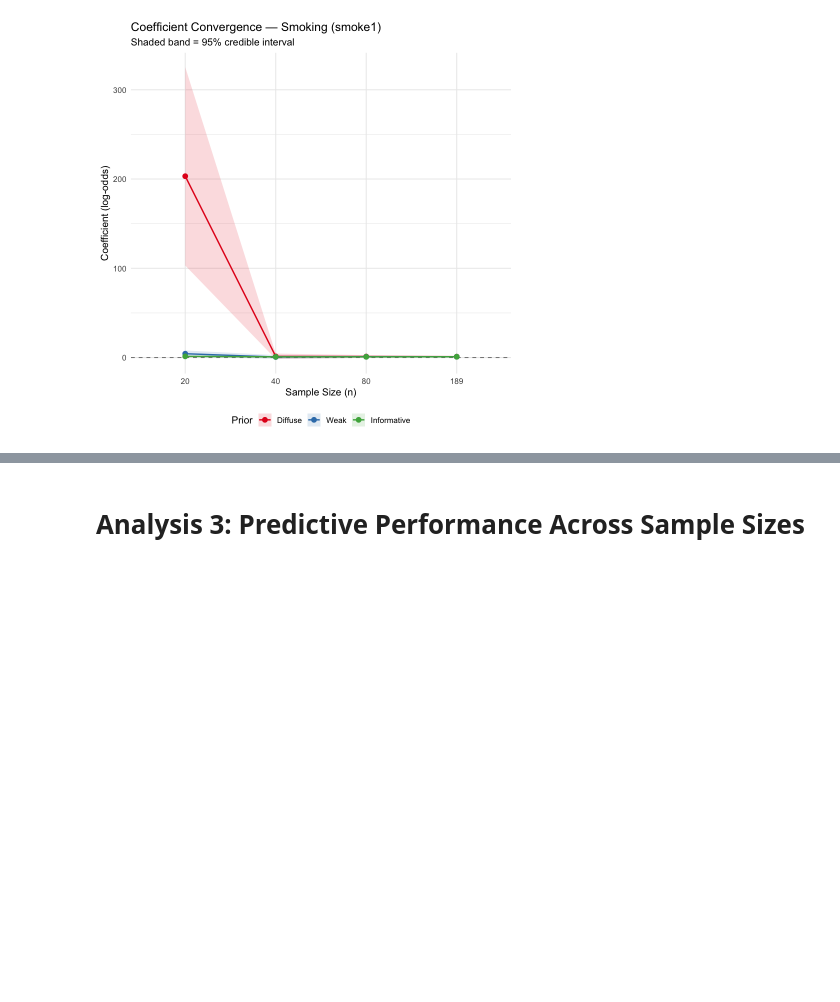
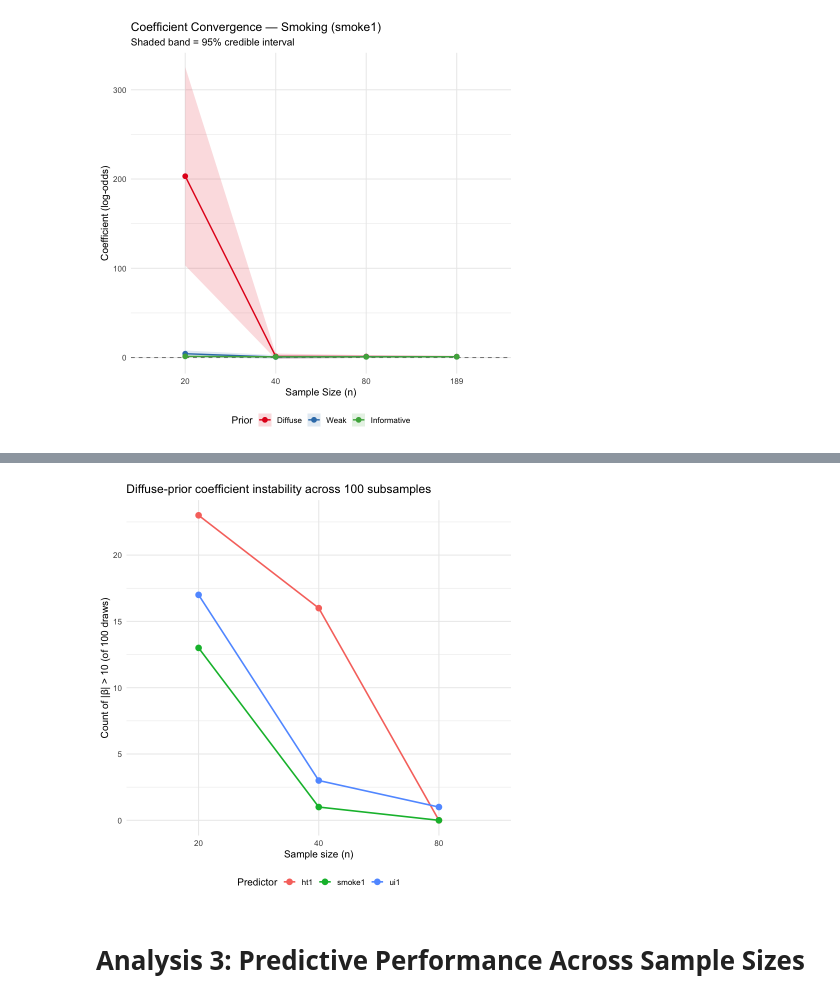
Before and after one commit to ShengPeiWilliam/bayesian-prior-sensitivity, a Jupyter notebook: code/birthwt_analysis.ipynb, the cells around one changed output, grey strips where cells are left out. Drawn from its saved outputs; the diff is of its cells as text; code cells hidden in the pictures; blank space fills up the shorter version.

```diff
--- a/code/birthwt_analysis.ipynb
+++ b/code/birthwt_analysis.ipynb
@@ -582,3 +743,20 @@ ggplot(df.ht, aes(x = n, y = Mean, color = Model, group = Model)) +
+# %%
+df.rep %>%
+  filter(Model == "Diffuse") %>%
+  group_by(n, Variable) %>%
+  summarise(
+    n_explode = sum(exploded[defined], na.rm = TRUE),
+    .groups = "drop"
+  ) %>%
+  ggplot(aes(factor(n), n_explode, color = Variable, group = Variable)) +
+  geom_line(linewidth = 0.9) + geom_point(size = 3) +
+  labs(title = "Diffuse-prior coefficient instability across 100 subsamples",
+     x = "Sample size (n)",
+     y = "Count of |β| > 10 (of 100 draws)",
+     color = "Predictor") +
+  theme_minimal(base_size = 12) + theme(legend.position = "bottom")
+# %% [output]
+[figure, added]
 # %% [markdown]
 # Analysis 3: Predictive Performance Across Sample Sizes
 # %% [markdown]
```
Also changed, not shown: parts of 12 cells of this notebook.
